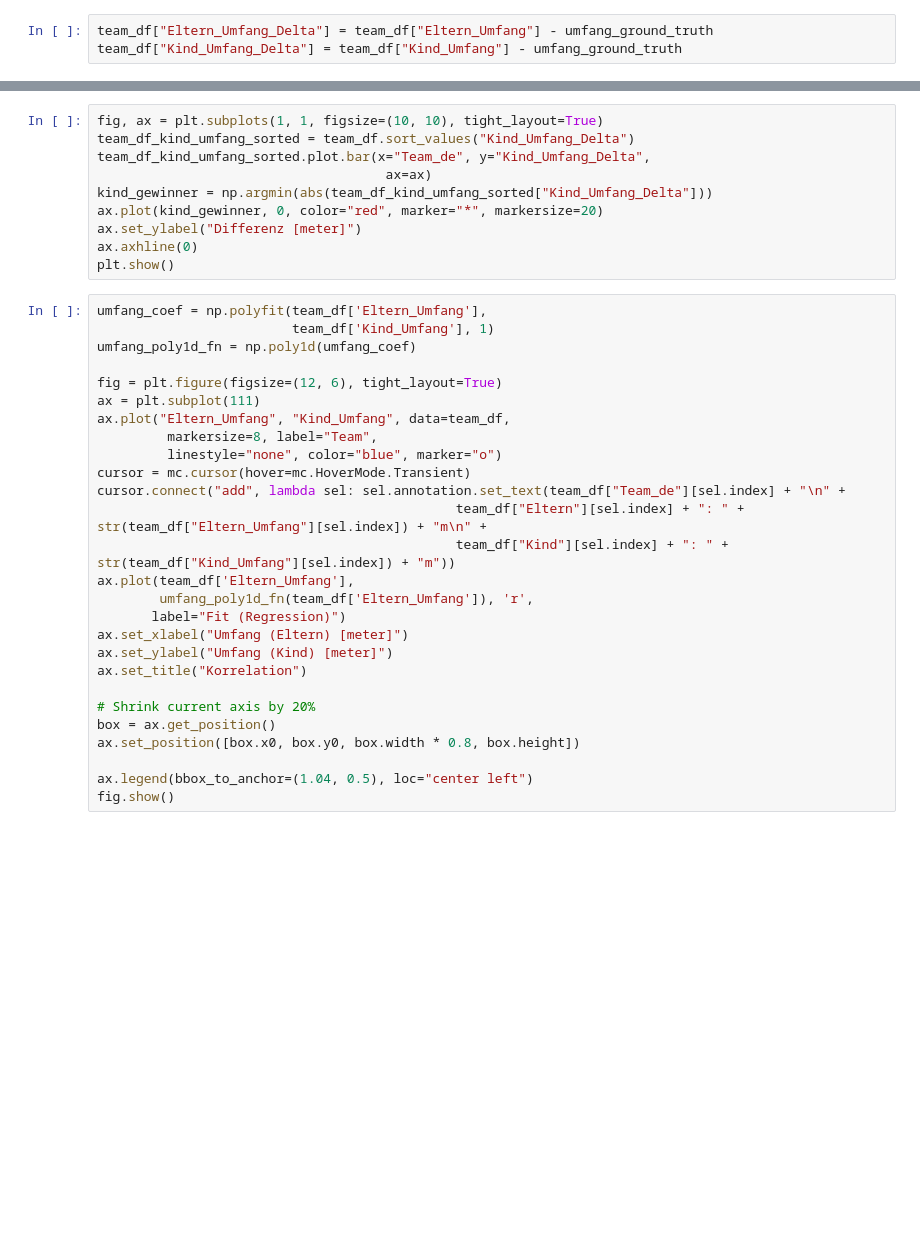
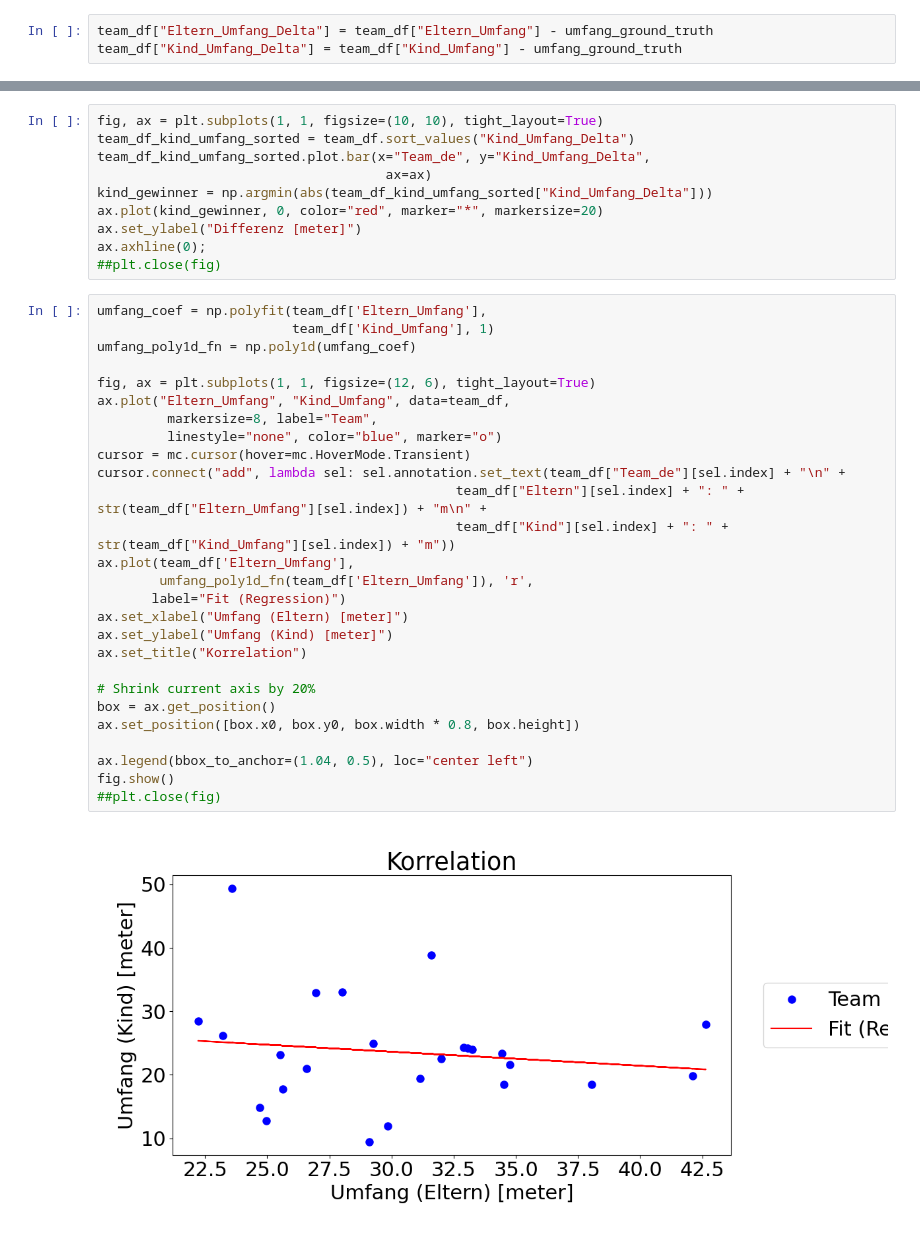
Before and after one commit to bedapub/2025-10-Zukunftstag-simulation, a Jupyter notebook: 2025-10-Zukunftstag-simulation.ipynb, the cells around one changed output, grey strips where cells are left out. Cells and saved outputs as stored; diff of their text form; blank space fills up the shorter version.

```diff
--- a/2025-10-Zukunftstag-simulation.ipynb
+++ b/2025-10-Zukunftstag-simulation.ipynb
@@ -306,32 +288,34 @@ team_df_kind_umfang_sorted.plot.bar(x="Team_de", y="Kind_Umfang_Delta",
 kind_gewinner = np.argmin(abs(team_df_kind_umfang_sorted["Kind_Umfang_Delta"]))
 ax.plot(kind_gewinner, 0, color="red", marker="*", markersize=20)
 ax.set_ylabel("Differenz [meter]")
-ax.axhline(0)
-plt.show()
+ax.axhline(0);
+##plt.close(fig)
 # %%
 umfang_coef = np.polyfit(team_df['Eltern_Umfang'],
                          team_df['Kind_Umfang'], 1)
 umfang_poly1d_fn = np.poly1d(umfang_coef)
 
-fig = plt.figure(figsize=(12, 6), tight_layout=True)
-ax = plt.subplot(111)
+fig, ax = plt.subplots(1, 1, figsize=(12, 6), tight_layout=True)
 ax.plot("Eltern_Umfang", "Kind_Umfang", data=team_df,
          markersize=8, label="Team",
          linestyle="none", color="blue", marker="o")
 cursor = mc.cursor(hover=mc.HoverMode.Transient)
 cursor.connect("add", lambda sel: sel.annotation.set_text(team_df["Team_de"][sel.index] + "\n" +
                                               team_df["Eltern"][sel.index] + ": " + str(team_df["Eltern_Umfang"][sel.index]) + "m\n" +
                                               team_df["Kind"][sel.index] + ": " + str(team_df["Kind_Umfang"][sel.index]) + "m"))
 ax.plot(team_df['Eltern_Umfang'],
         umfang_poly1d_fn(team_df['Eltern_Umfang']), 'r',
        label="Fit (Regression)")
 ax.set_xlabel("Umfang (Eltern) [meter]")
 ax.set_ylabel("Umfang (Kind) [meter]")
 ax.set_title("Korrelation")
 
 # Shrink current axis by 20%
 box = ax.get_position()
 ax.set_position([box.x0, box.y0, box.width * 0.8, box.height])
 
 ax.legend(bbox_to_anchor=(1.04, 0.5), loc="center left")
 fig.show()
+##plt.close(fig)
+# %% [output]
+[figure, added]
```
Also changed, not shown: parts of 11 cells of this notebook.
